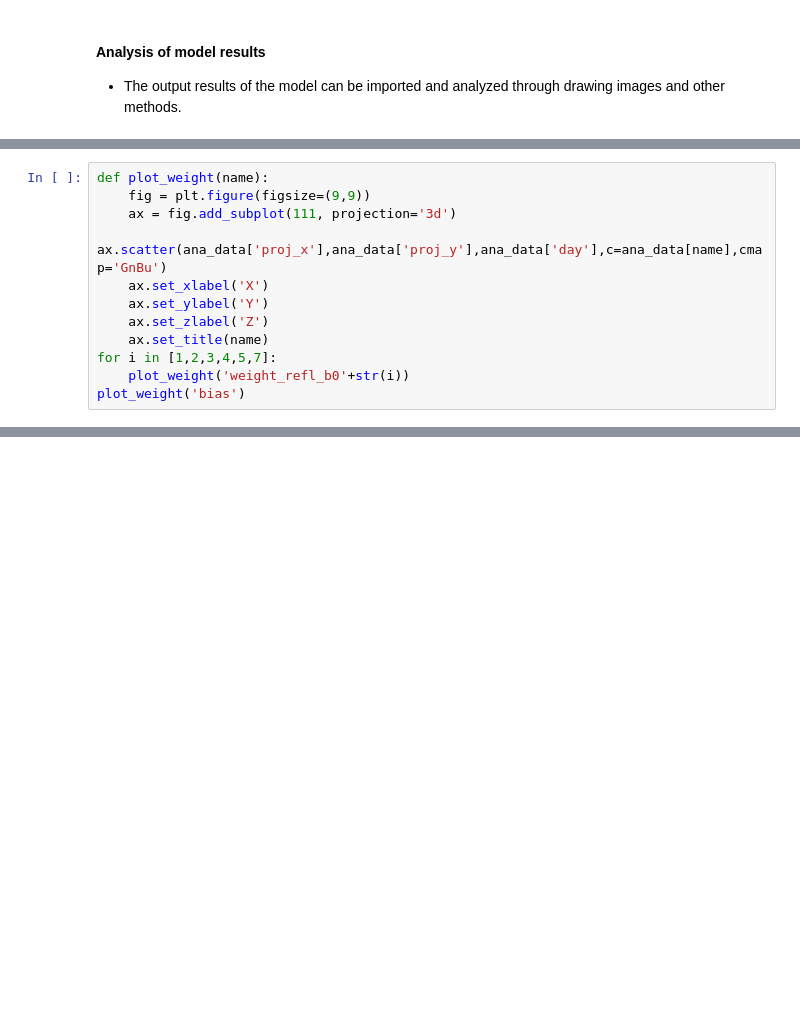
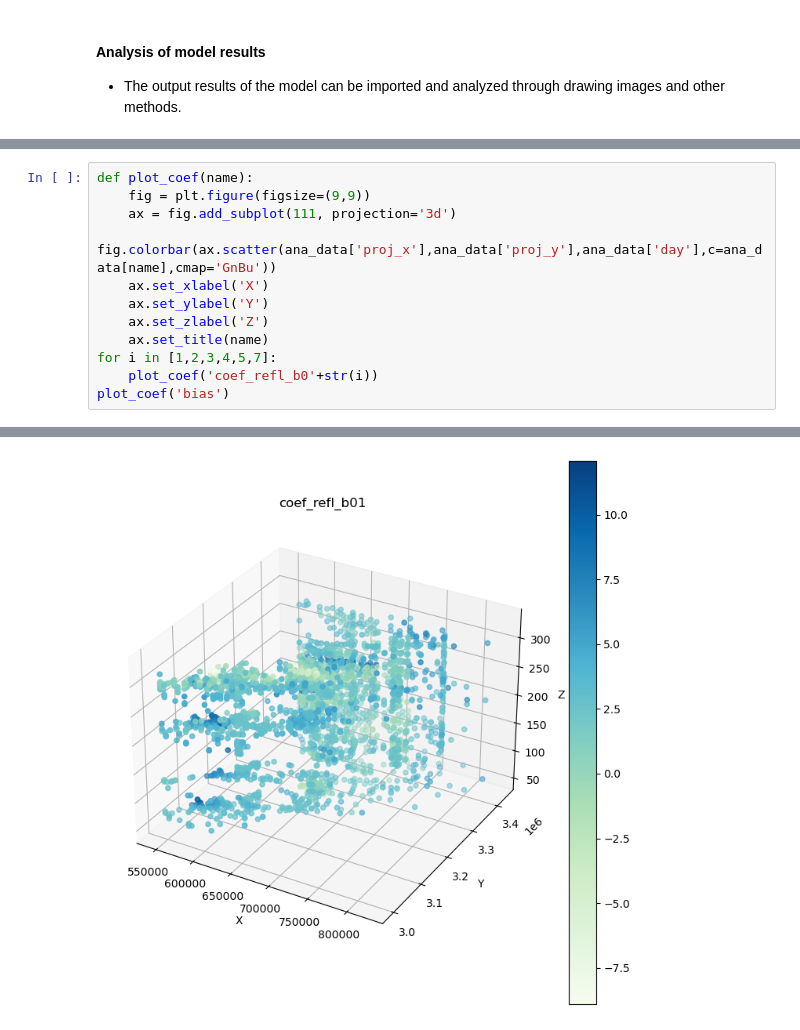
Before and after one commit to zjuwss/gnnwr, a Jupyter notebook: demo/demo_gtnnwr.ipynb, the cells around one changed output, grey strips where cells are left out. Saved outputs shown, nothing was run; the diff lists cells and outputs as text; blank space fills up the shorter version.

```diff
--- a/demo/demo_gtnnwr.ipynb
+++ b/demo/demo_gtnnwr.ipynb
@@ -305,13 +246,13 @@ R2: 0.79368150398148
 # %%
-def plot_weight(name):
+def plot_coef(name):
     fig = plt.figure(figsize=(9,9))
     ax = fig.add_subplot(111, projection='3d')
-    ax.scatter(ana_data['proj_x'],ana_data['proj_y'],ana_data['day'],c=ana_data[name],cmap='GnBu')
+    fig.colorbar(ax.scatter(ana_data['proj_x'],ana_data['proj_y'],ana_data['day'],c=ana_data[name],cmap='GnBu'))
     ax.set_xlabel('X')
     ax.set_ylabel('Y')
     ax.set_zlabel('Z')
     ax.set_title(name)
 for i in [1,2,3,4,5,7]:
-    plot_weight('weight_refl_b0'+str(i))
-plot_weight('bias')
+    plot_coef('coef_refl_b0'+str(i))
+plot_coef('bias')
 # %% [output]
@@ -324,0 +259 @@ plot_weight('bias')
+[figure, added]
```
Also changed, not shown: parts of 18 cells of this notebook, 4 other files.
